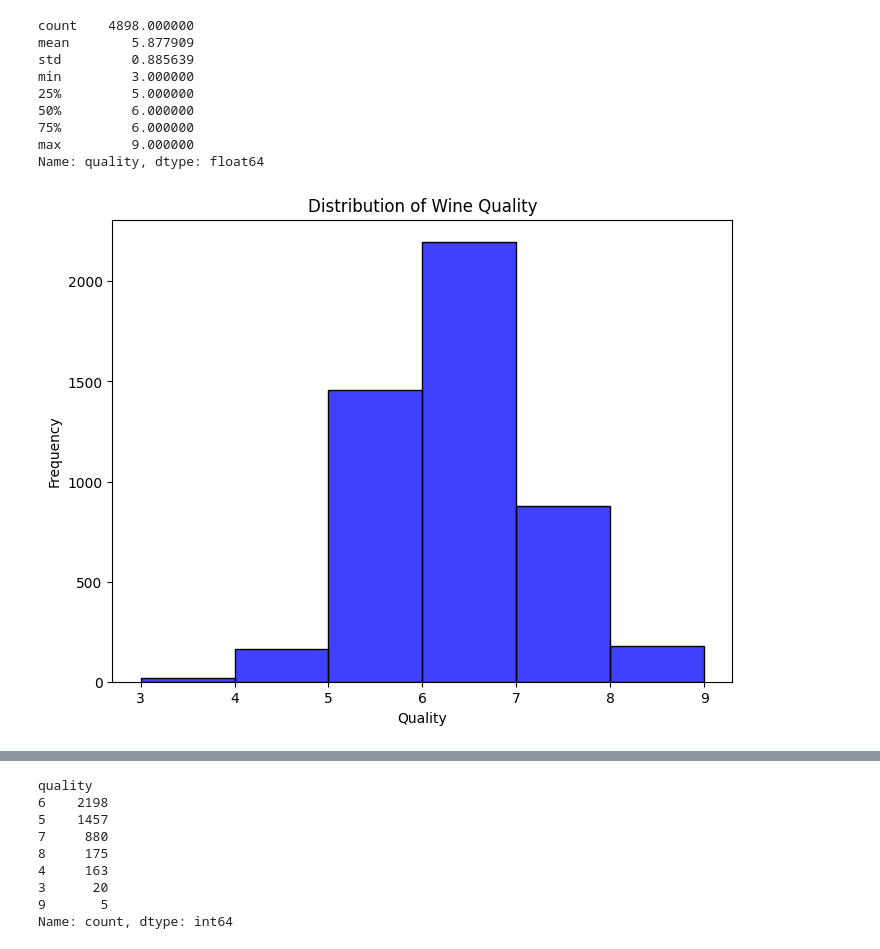
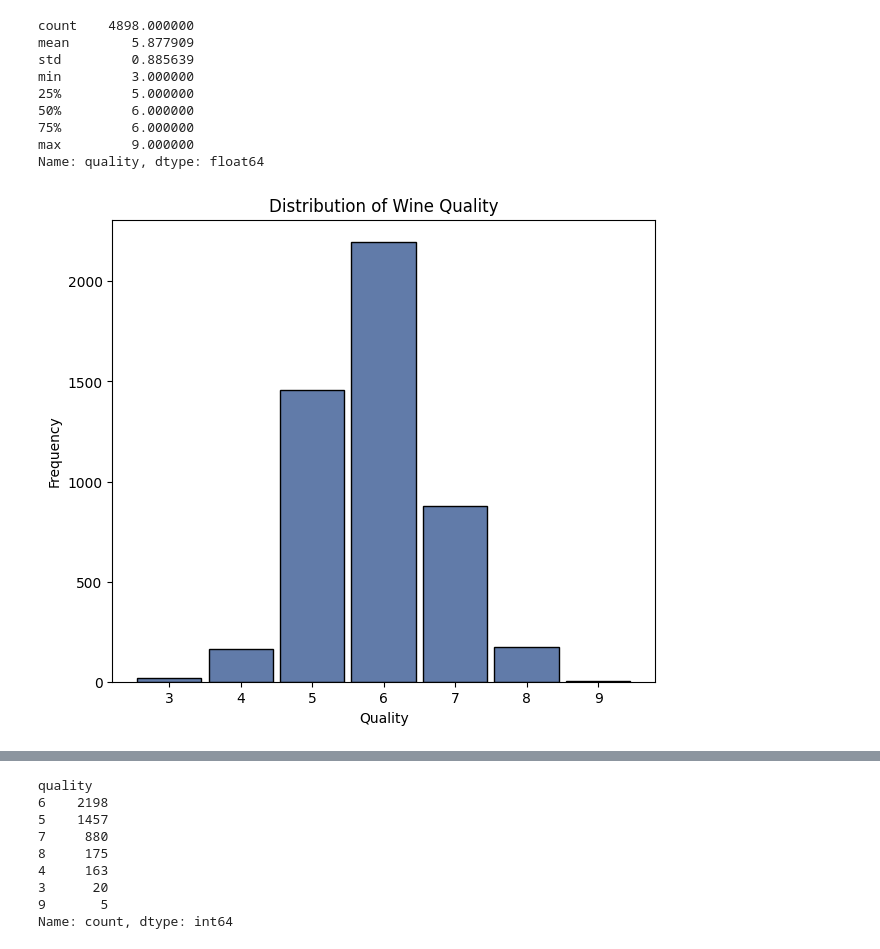
Before and after one commit to Artemjzhukov/ML_Projects_Courses, a Jupyter notebook: ML-101/Portuguese wine quality/Classification_Portuguese_Wines.ipynb, the cells around one changed output, grey strips where cells are left out. Cells and saved outputs as stored; diff of their text form; code cells hidden in the pictures.

```diff
--- a/ML-101/Portuguese wine quality/Classification_Portuguese_Wines.ipynb
+++ b/ML-101/Portuguese wine quality/Classification_Portuguese_Wines.ipynb
@@ -98,11 +92,11 @@ max         9.000000
 Name: quality, dtype: float64
 # %%
 # build histogram for 'quality' column
-plt.figure(figsize=(8,6))
-sns.histplot(dataset['quality'], color='blue', bins=6, kde=False)
+plt.figure(figsize=(7,6))
+sns.histplot(dataset['quality'], color='#2C4F8D', binwidth=1, shrink=.9, discrete=True)
 plt.title('Distribution of Wine Quality')
 plt.xlabel('Quality')
 plt.ylabel('Frequency')
 plt.show()
 # %% [output]
-[figure, old version]
+[figure, new version]
```
Also changed, not shown: parts of 15 cells of this notebook.
